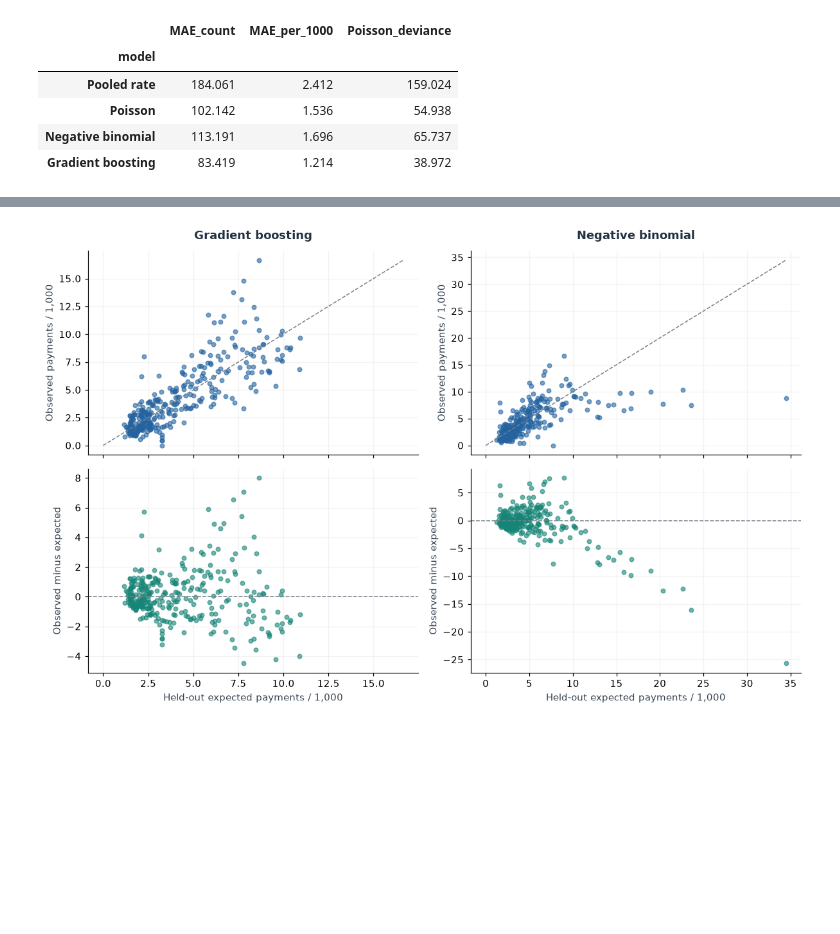
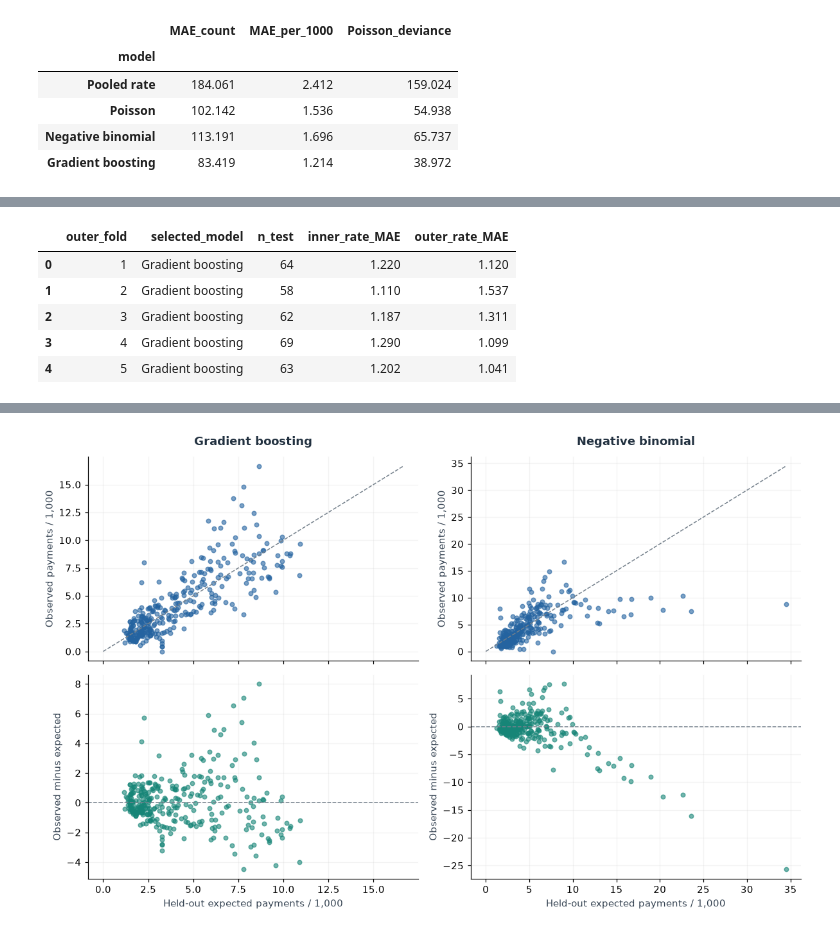
Before and after one commit to AyushSinghRaghuwanshi/uk-boiler-upgrade-scheme-analysis, a Jupyter notebook: notebooks/01_data_understanding.ipynb, the cells around one changed output, grey strips where cells are left out. Saved outputs shown, nothing was run; the diff lists cells and outputs as text; code cells hidden in the pictures; blank space fills up the shorter version.

Commit message:
Refine statistical analysis and model reproducibility

```diff
--- a/notebooks/01_data_understanding.ipynb
+++ b/notebooks/01_data_understanding.ipynb
@@ -1302,0 +1334,97 @@ Rate MAE treats councils equally; count MAE and Poisson deviance give more weigh
+# %%
+nested_predictions = np.full(len(councils), np.nan)
+selection_rows, inner_rows, inner_membership, inner_diagnostics = [], [], [], []
+with threadpool_limits(limits=1):
+    for outer_fold, (outer_train, outer_test) in enumerate(splits, 1):
+        inner_predictions = pd.DataFrame(index=outer_train, columns=model_names, dtype=float)
+        for inner_fold in sorted(set(fold_ids[outer_train])):
+            inner_train = np.flatnonzero((fold_ids != outer_fold) & (fold_ids != inner_fold))
+            inner_test = np.flatnonzero(fold_ids == inner_fold)
+            assert set(inner_train) | set(inner_test) == set(outer_train)
+            assert set(inner_train).isdisjoint(inner_test)
+            assert set(inner_train).isdisjoint(outer_test) and set(inner_test).isdisjoint(
+                outer_test
+            )
+            predicted, diagnostic = predict_counts(inner_train, inner_test)
+            for name in model_names:
+                inner_predictions.loc[inner_test, name] = predicted[name]
+            inner_diagnostics.append(
+                {"outer_fold": outer_fold, "inner_fold": int(inner_fold), **diagnostic}
+            )
+        assert inner_predictions.notna().all().all()
+        inner_errors = {
+            name: mean_absolute_error(
+                1000 * y[outer_train] / exposure[outer_train],
+                1000 * inner_predictions[name] / exposure[outer_train],
+            )
+            for name in model_names
+        }
+        chosen_model = min(model_names, key=inner_errors.get)
+        # Reuse that candidate's existing outer-fold fit; selection never saw outer outcomes.
+        nested_predictions[outer_test] = oof.loc[outer_test, chosen_model]
+        selection_rows.append(
+            {
+                "outer_fold": outer_fold,
+                "selected_model": chosen_model,
+                "n_test": len(outer_test),
+                "inner_rate_MAE": inner_errors[chosen_model],
+                "outer_rate_MAE": mean_absolute_error(
+                    1000 * y[outer_test] / exposure[outer_test],
+                    1000 * nested_predictions[outer_test] / exposure[outer_test],
+                ),
+            }
+        )
+        inner_rows.extend(
+            {"outer_fold": outer_fold, "model": name, "MAE_per_1000": error}
+            for name, error in inner_errors.items()
+        )
+        inner_membership.append(
+            current_folds.iloc[outer_train]
+            .assign(outer_fold=outer_fold)
+            .rename(columns={"fold": "inner_validation_fold"})
+        )
+assert np.isfinite(nested_predictions).all() and (nested_predictions > 0).all()
+nested_metrics = pd.DataFrame(
+    [
+        {
+            "evaluation": "Nested geographic model selection",
+            "MAE_count": mean_absolute_error(y, nested_predictions),
+            "MAE_per_1000": mean_absolute_error(
+                1000 * y / exposure, 1000 * nested_predictions / exposure
+            ),
+            "Poisson_deviance": mean_poisson_deviance(y, nested_predictions),
+        }
+    ]
+)
+nested_selections = pd.DataFrame(selection_rows)
+nested_metrics.to_csv(OUT / "nested_cv_metrics.csv", index=False)
+nested_selections.to_csv(OUT / "nested_cv_selections.csv", index=False)
+pd.DataFrame(inner_rows).to_csv(OUT / "nested_cv_inner_metrics.csv", index=False)
+pd.DataFrame(inner_diagnostics).to_csv(OUT / "nested_cv_convergence.csv", index=False)
+pd.concat(inner_membership, ignore_index=True).to_csv(
+    PROCESSED / "nested_cv_folds.csv", index=False
+)
+nested_export = councils[["code", "region", "paid", "households"]].assign(
+    outer_fold=fold_ids,
+    expected_count=nested_predictions,
+    expected_rate=1000 * nested_predictions / exposure,
+    selected_model=[
+        nested_selections.set_index("outer_fold").loc[fold, "selected_model"] for fold in fold_ids
+    ],
+)
+nested_export.to_csv(OUT / "nested_cv_predictions.csv", index=False)
+display(nested_selections.round(3))
+display(nested_metrics.round(3))
+display(
+    Markdown(
+        f"Choosing the model inside training folds gives rate MAE **{nested_metrics.iloc[0].MAE_per_1000:.3f} per 1,000 Census households**. "
+        "This evaluates the selection procedure, not an independently tested final fitted model. Ten broad geographic groups and fixed outer folds still limit generalisation."
+    )
+)
+# %% [output]
+|  | outer_fold | selected_model | n_test | inner_rate_MAE | outer_rate_MAE |
+| 0 | 1 | Gradient boosting | 64 | 1.220 | 1.120 |
+| 1 | 2 | Gradient boosting | 58 | 1.110 | 1.537 |
+| 2 | 3 | Gradient boosting | 62 | 1.187 | 1.311 |
+| 3 | 4 | Gradient boosting | 69 | 1.290 | 1.099 |
+| 4 | 5 | Gradient boosting | 63 | 1.202 | 1.041 |
```
Also changed, not shown: parts of 16 cells of this notebook, 22 other files.
